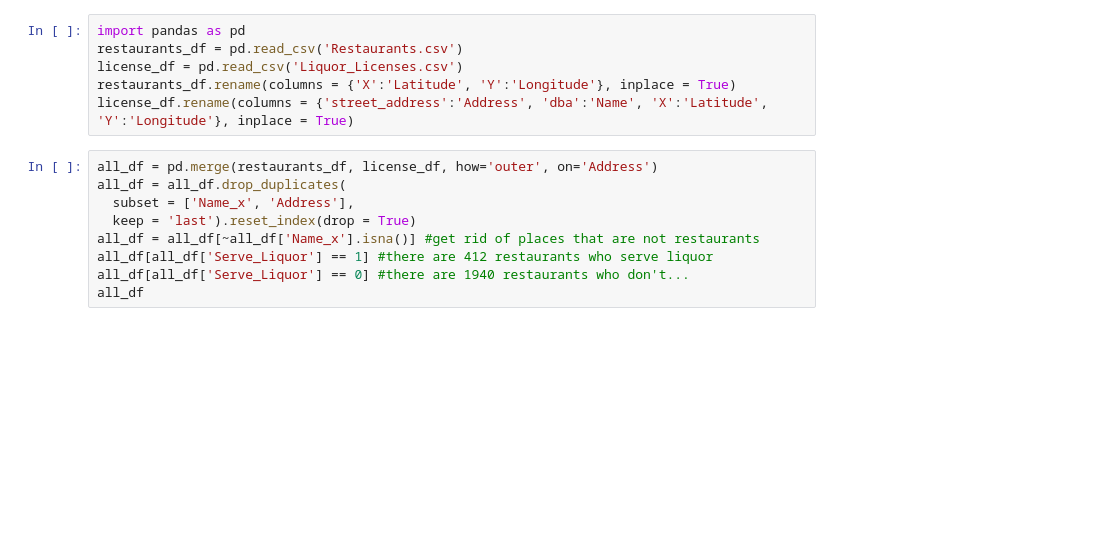
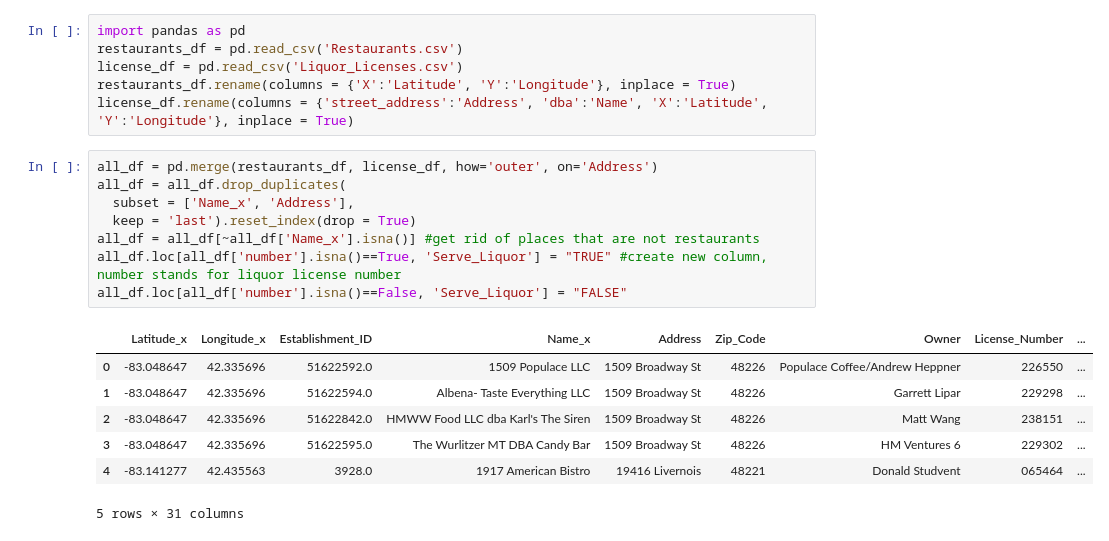
Before and after one commit to wijj/si330-project, a Jupyter notebook: Untitled1.ipynb, the cells around one changed output. Cells and saved outputs as stored; diff of their text form; blank space fills up the shorter version.

```diff
--- a/Untitled1.ipynb
+++ b/Untitled1.ipynb
@@ -10,12 +10,19 @@ license_df.rename(columns = {'street_address':'Address', 'dba':'Name', 'X':'Lati
 # %%
 all_df = pd.merge(restaurants_df, license_df, how='outer', on='Address')
 all_df = all_df.drop_duplicates(
   subset = ['Name_x', 'Address'],
   keep = 'last').reset_index(drop = True)
 all_df = all_df[~all_df['Name_x'].isna()] #get rid of places that are not restaurants
-all_df[all_df['Serve_Liquor'] == 1] #there are 412 restaurants who serve liquor
-all_df[all_df['Serve_Liquor'] == 0] #there are 1940 restaurants who don't...
-all_df
+all_df.loc[all_df['number'].isna()==True, 'Serve_Liquor'] = "TRUE" #create new column, number stands for liquor license number
+all_df.loc[all_df['number'].isna()==False, 'Serve_Liquor'] = "FALSE"
+# %% [output]
+|  | Latitude_x | Longitude_x | Establishment_ID | Name_x | Address | Zip_Code | Owner | License_Number | ... |
+| 0 | -83.048647 | 42.335696 | 51622592.0 | 1509 Populace LLC | 1509 Broadway St | 48226 | Populace Coffee/Andrew Heppner | 226550 | ... |
+| 1 | -83.048647 | 42.335696 | 51622594.0 | Albena- Taste Everything LLC | 1509 Broadway St | 48226 | Garrett Lipar | 229298 | ... |
+| 2 | -83.048647 | 42.335696 | 51622842.0 | HMWW Food LLC dba Karl's The Siren | 1509 Broadway St | 48226 | Matt Wang | 238151 | ... |
+| 3 | -83.048647 | 42.335696 | 51622595.0 | The Wurlitzer MT DBA Candy Bar | 1509 Broadway St | 48226 | HM Ventures 6 | 229302 | ... |
+| 4 | -83.141277 | 42.435563 | 3928.0 | 1917 American Bistro | 19416 Livernois | 48221 | Donald Studvent | 065464 | ... |
+5 rows × 31 columns
 # %%
 import requests
 import json
```
Also changed, not shown: parts of 11 cells of this notebook.
